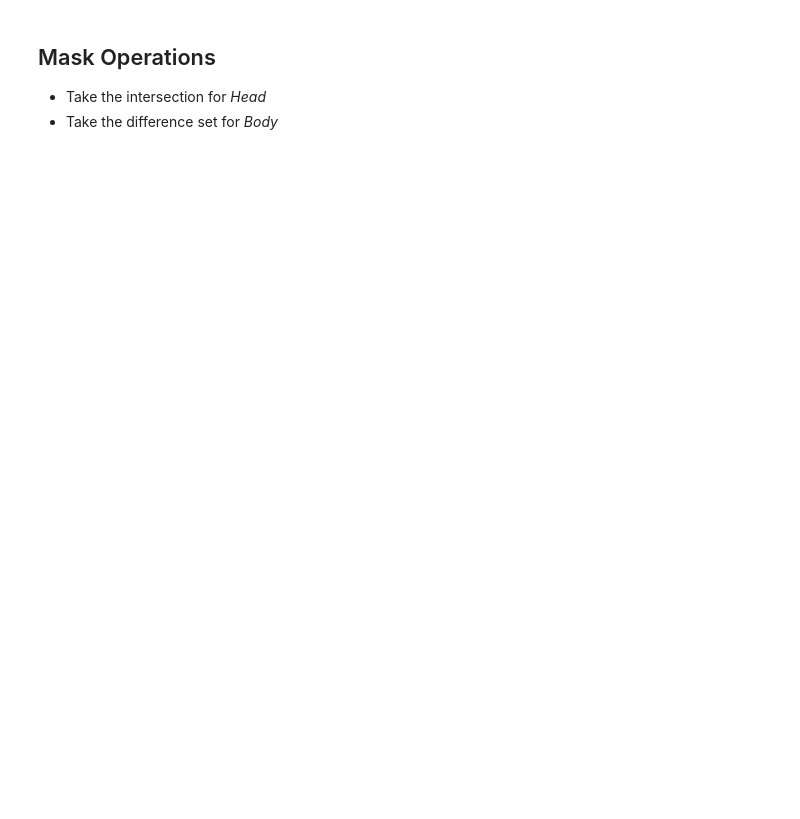
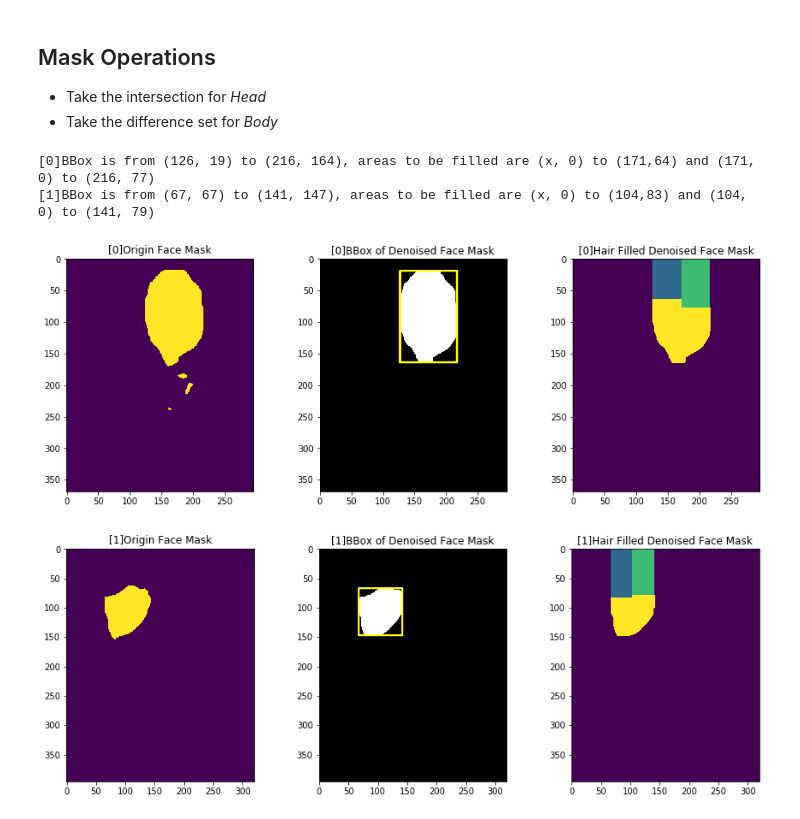
Before and after one commit to missingdaysqxy/split_head_body, a Jupyter notebook: demo.ipynb, the cells around one changed output. Drawn from its saved outputs; the diff is of its cells as text; code cells hidden in the pictures; blank space fills up the shorter version.

```diff
--- a/demo.ipynb
+++ b/demo.ipynb
@@ -147,31 +165,41 @@ def bbox(mask):
     y, v = np.where(axis1)[0][[0, -1]]
     return (x, y), (u, v)
 # %%
-offset, person_img, person_mask, face_mask = humans[0]
-denoised_mask = morph_open(face_mask, noisy_filter_size)
-assert denoised_mask.any(), \
-"No face can be found from {} to {}, may be you can try to decrease noisy_filter_size".format(offset, face_mask.shape)
-(x, y), (u, v) = bbox(denoised_mask)
-h, w = denoised_mask.shape
-left_y = np.where(denoised_mask[:,x])[0][0]
-right_y = np.where(denoised_mask[:,u])[0][0]
-mid_x = (x + u) // 2
-# visualize
-face_bbox = cv2.rectangle(denoised_mask[...,np.newaxis].repeat(3,-1), (x, y), (u, v), line_color, 2, 16)
-fig = plt.figure()
-fig.set_size_inches(15,5)
-plt.subplot(131)
-plt.title("Origin Face Mask")
-plt.imshow(face_mask)
-plt.subplot(132)
-plt.title("BBox of Denoised Face Mask")
-plt.imshow(face_bbox)
-plt.subplot(133)
-plt.title("Hair Filled Denoised Face Mask")
-visual_mask = denoised_mask.copy()
-visual_mask[:left_y, :mid_x] = 85
-visual_mask[:right_y, mid_x:] = 175
-plt.imshow(visual_mask)
-print("Bounding box is from ({}, {}) to ({}, {})".format(x, y, u, v))
-print("Areas to be filled are (0, 0) to ({mx},{ly}) and ({mx}, 0) to ({w}, {ry})".format(mx=mid_x, w=w, ly=left_y, ry=right_y))
+for i, (offset, person_img, person_mask, face_mask) in enumerate(persons):
+    denoised_mask = morph_open(face_mask, noisy_filter_size)
+    assert denoised_mask.any(), \
+        "No face can be found from {} to {}, may be you can try to decrease noisy_filter_size".format(
+            offset, face_mask.shape)
+    (x, y), (u, v) = bbox(denoised_mask)
+    h, w = denoised_mask.shape
+    left_y = np.where(denoised_mask[:, x])[0][0]
+    right_y = np.where(denoised_mask[:, u])[0][0]
+    mid_x = (x + u) // 2
+    persons[i] = [offset, person_img, person_mask, denoised_mask, x, mid_x, u, left_y, right_y]
+    # visualize
+    face_bbox = cv2.rectangle(denoised_mask[..., np.newaxis].repeat(3, -1),
+                              (x, y), (u, v), line_color, 2, 16)
+    fig = plt.figure()
+    fig.set_size_inches(15, 5)
+    plt.subplot(131)
+    plt.title("[{}]Origin Face Mask".format(i))
+    plt.imshow(face_mask)
+    plt.subplot(132)
+    plt.title("[{}]BBox of Denoised Face Mask".format(i))
+    plt.imshow(face_bbox)
+    plt.subplot(133)
+    plt.title("[{}]Hair Filled Denoised Face Mask".format(i))
+    visual_mask = denoised_mask.copy()
+    visual_mask[:left_y, x:mid_x] = 85
+    visual_mask[:right_y, mid_x:u] = 175
+    plt.imshow(visual_mask)
+    msg = "[{}]BBox is from ({}, {}) to ({}, {})".format(i, x, y, u, v)
+    msg += ", areas to be filled are (x, 0) to ({mx},{ly}) and ({mx}, 0) to ({u}, {ry})".format(
+        x=x, mx=mid_x, u=u, ly=left_y, ry=right_y)
+    print(msg)
+# %% [output]
+[0]BBox is from (126, 19) to (216, 164), areas to be filled are (x, 0) to (171,64) and (171, 0) to (216, 77)
+[1]BBox is from (67, 67) to (141, 147), areas to be filled are (x, 0) to (104,83) and (104, 0) to (141, 79)
+[figure, added]
+[figure, added]
 # %%
```
Also changed, not shown: parts of 9 cells of this notebook, 7 other files.
